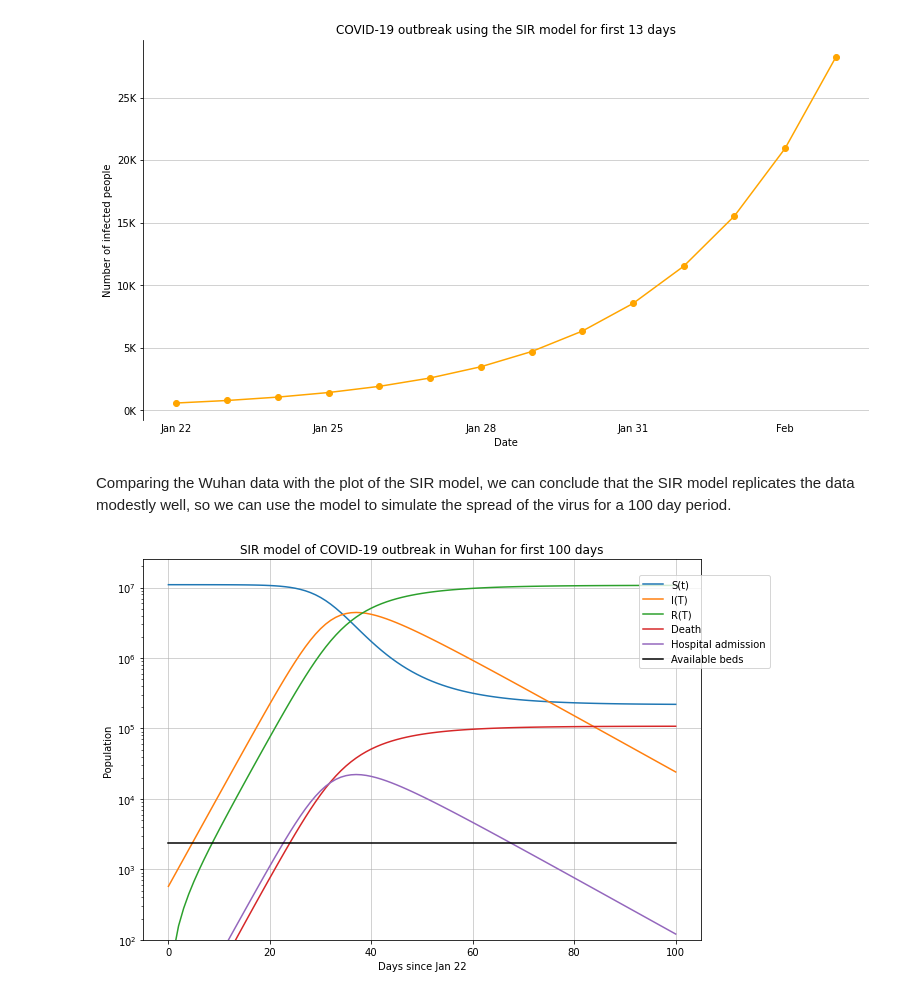
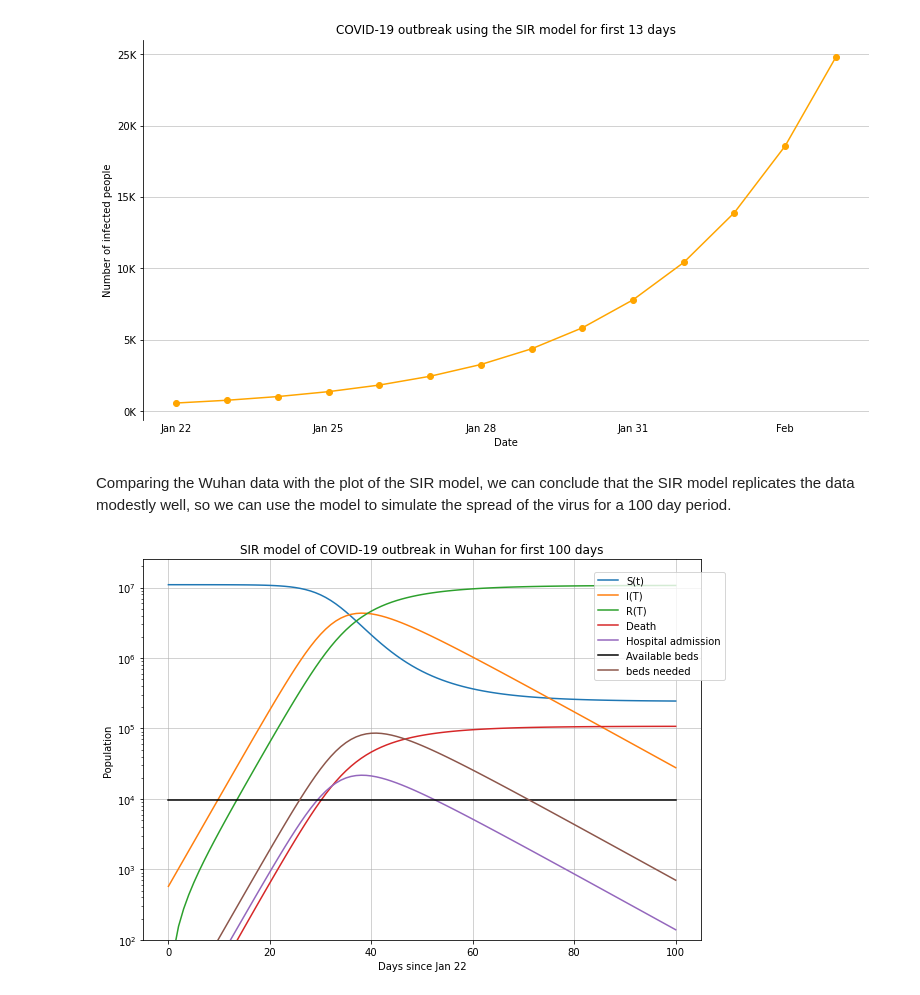
Before and after one commit to phat-pandah/SIR-Covid19-model, a Jupyter notebook: SIR_Covid19_model.ipynb, the cells around one changed output. Drawn from its saved outputs; the diff is of its cells as text; code cells hidden in the pictures.

```diff
--- a/SIR_Covid19_model.ipynb
+++ b/SIR_Covid19_model.ipynb
@@ -15,7 +15,7 @@ More specifically; we will firt use the model to reproduce observed data from Wu
 N = 11000000.0      # Total population
 gamma = 1 / 10      # mean recovery/death rate
 Pinf = 1 / gamma    # mean infection period
-ninf = 4            # num each of S each I infects => start with 2 and update value to match Wuhan data
+ninf = 3.9           # num each of S each I infects => start with 2 and update value to match Wuhan data
 beta = ninf * gamma # infection rate
 
 # Define initial values
@@ -63,39 +63,50 @@ ax.tick_params(axis='x',  length=0)
 plt.savefig('SIR_model_plot.png',dpi=fig.dpi)
 plt.show()
 # %% [output]
-[figure, old version]
+[figure, new version]
 # %% [markdown]
 Comparing the Wuhan data with the plot of the SIR model, we can conclude that the SIR model replicates the data modestly well, so we can use the model to simulate the spread of the virus for a 100 day period.
 # %%
-# Set up model to make predictions for 100days since first outbreak
+# Set up problem to model over 100 day period
 time100 = np.linspace(0,100,101)
 sol100  = odeint(dfdt, y0, time100, args=(N, gamma, beta))
 S100, I100, R100 = sol100.T
 
-# Numer of hospital admission = 5% of dR/dT
+# Number of Hospital admission = 5% of dR/dt
 DR = gamma*I100
 hospital_admission = 0.05*DR
 
 # Death = 1% of R
 death = 0.01*R100
-beds = N/4 * 4.34/1000 * 0.2
+
+covid_beds = N * 4.34/1000 * 0.2
+beds_needed = [hospital_admission[i] for i in range(4)]
+
+for i in range(4, len(time100)):
+    need = [hospital_admission[j] for j in range(i-4, i)]
+    beds_needed.append(sum(need))
 
 plt.close(2)
 fig = plt.figure(2,figsize=(10,7)); ax = fig.subplots()
 ax.set_yscale('log')
 ax.plot(time100, S100, label ='S(t)')
 ax.plot(time100, I100, label = 'I(T)')
 ax.plot(time100, R100, label = 'R(T)')
 ax.plot(time100, death, label='Death')
 ax.plot(time100, hospital_admission,label='Hospital admission')
-ax.plot(time100, [beds]*len(time100),color='black',label='Available beds')
-ax.legend(bbox_to_anchor=(0.88,0.7))
+ax.plot(time100, [covid_beds]*len(time100),color='black',label='Available beds')
+ax.plot(time100, beds_needed, label='beds needed')
+
+# yticks = ['{:.0f}'.format(y/1000000) for y in ax.get_yticks()]
+# ax.set_yticklabels(yticks)
+
+ax.legend(bbox_to_anchor=(0.8,0.67))
 ax.grid(True,alpha=0.7)
 ax.set_ylim(100,None)
 ax.set_xlabel("Days since Jan 22")
 ax.set_ylabel("Population")
 ax.set_title("SIR model of COVID-19 outbreak in Wuhan for first 100 days")
-
+plt.savefig('./images/SIR_100days.png')
 plt.show()
 # %% [output]
-[figure, old version]
+[figure, new version]
```
Also changed, not shown: 6 other files.
